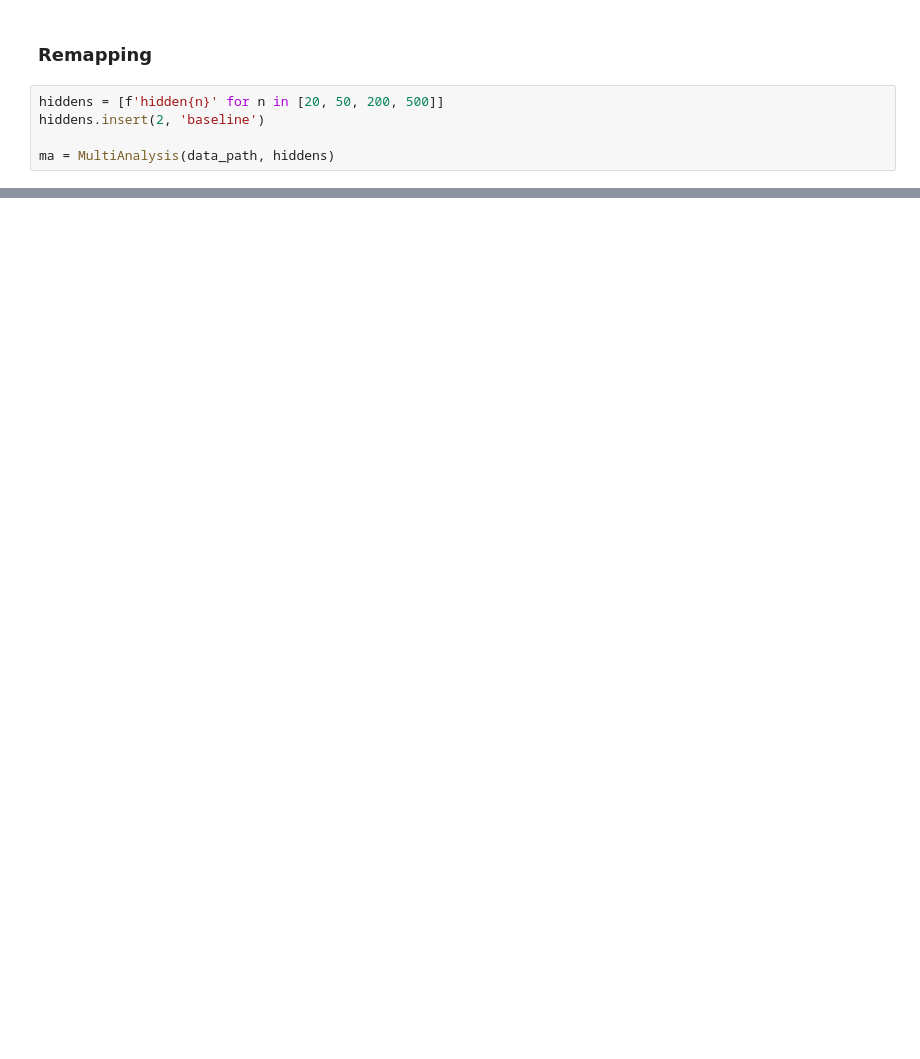
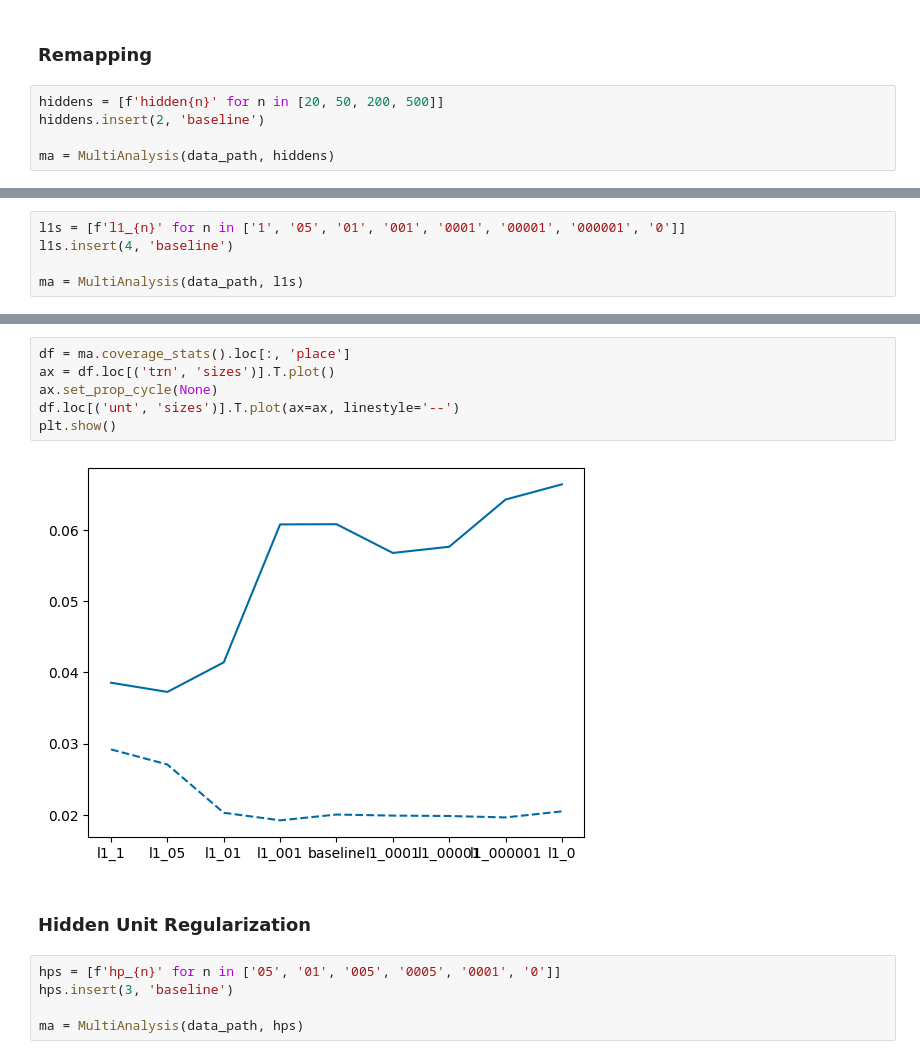
Before and after one commit to ChackMociute/Master-Thesis, a Jupyter notebook: analysis/stats.ipynb, the cells around one changed output, grey strips where cells are left out. Drawn from its saved outputs; the diff is of its cells as text; blank space fills up the shorter version.

```diff
--- a/analysis/stats.ipynb
+++ b/analysis/stats.ipynb
@@ -192,0 +193,5 @@ how = 'unt'
+# %%
+l1s = [f'l1_{n}' for n in ['1', '05', '01', '001', '0001', '00001', '000001', '0']]
+l1s.insert(4, 'baseline')
+
+ma = MultiAnalysis(data_path, l1s)
@@ -192,0 +303,15 @@ how = 'unt'
+# %%
+df = ma.coverage_stats().loc[:, 'place']
+ax = df.loc[('trn', 'sizes')].T.plot()
+ax.set_prop_cycle(None)
+df.loc[('unt', 'sizes')].T.plot(ax=ax, linestyle='--')
+plt.show()
+# %% [output]
+[figure, added]
+# %% [markdown]
+### Hidden Unit Regularization
+# %%
+hps = [f'hp_{n}' for n in ['05', '01', '005', '0005', '0001', '0']]
+hps.insert(3, 'baseline')
+
+ma = MultiAnalysis(data_path, hps)
```
Also changed, not shown: parts of 66 cells of this notebook, 1 other file.
